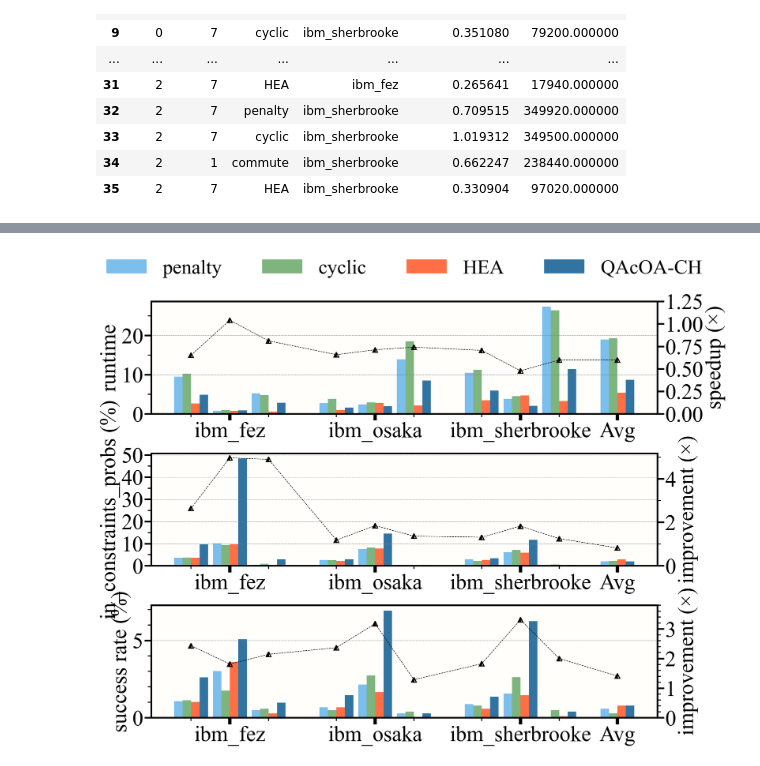
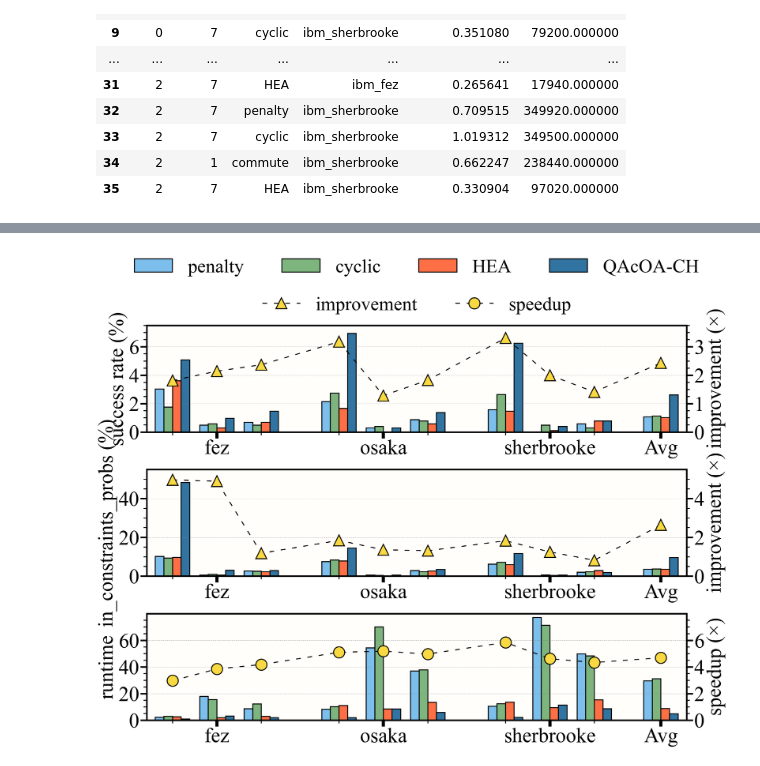
Before and after one commit to jiang7f/FLP, a Jupyter notebook: implementations/data/QPU/qpu_draw.ipynb, the cells around one changed output, grey strips where cells are left out. Cells and saved outputs as stored; diff of their text form; code cells hidden in the pictures.

Commit message:
graph 0.3

```diff
--- a/implementations/data/QPU/qpu_draw.ipynb
+++ b/implementations/data/QPU/qpu_draw.ipynb
@@ -4,7 +4,7 @@ import matplotlib.pyplot as plt
 import pandas as pd
 
 # Load the data
-data = pd.read_csv('ibm_data.csv')
+data = pd.read_csv('real_qpu_data.csv')
 data.drop(columns=['pbid'], inplace=True)
 data
 # %% [output]
@@ -48,6 +49,7 @@ latency_df
 | 35 | 2 | 7 | HEA | ibm_sherbrooke | 0.330904 | 97020.000000 |
 # %%
 qpu_data =data.merge(latency_df, on=['pkid', 'layers', 'method', 'backend'])
+qpu_data['backend'] = qpu_data['backend'].str.replace('^ibm_', '', regex=True)
 qpu_data
 # %% [output]
 |  | pkid | layers | method | backend | shots | ARG | in_constraints_probs | best_solution_probs | ... |
@@ -118,10 +120,9 @@ value_columns = [col for col in qpu_data.columns if col not in index_columns]
 # 计算每组的均值
 grouped_means = qpu_data.groupby(['layers', 'method'])[value_columns].mean().reset_index()
 grouped_means['pkid'] = 'Avg'
+grouped_means['backend'] = 'Avg'
 # 添加均值行到 DataFrame
-df_combined = pd.concat([qpu_data, grouped_means], ignore_index=True)
+qpu_data = pd.concat([qpu_data, grouped_means], ignore_index=True)
 
-qpu_data = df_combined
-for row in qpu_data[index_columns].values:
-    print(row)
+qpu_data
 # %% [output]
@@ -145,5 +146,5 @@ for row in qpu_data[index_columns].values:
 # %%
-data2draw = qpu_data.pivot(index =['backend','pkid','shots'], columns='method', values=["ARG",'in_constraints_probs','best_solution_probs','iteration_count','latency','transpile_time','runtime'])
+data2draw = qpu_data.pivot_table(index =['backend','pkid','shots'], columns='method', values=["ARG",'in_constraints_probs','best_solution_probs','iteration_count','latency','transpile_time','runtime'], sort=False)
 data2draw
 # %% [output]
 |  |  |  | ARG |  |  |  | in_constraints_probs |  |  |  | ... |
@@ -221,12 +223,14 @@ mpl.rcParams.update({
     'ytick.minor.width': 3,
     'ytick.major.size': 20,
     'ytick.major.width': 5,
-    "markers.fillstyle" :  'left',
-    "lines.markersize" : 20,
+    "lines.markersize" : 35,
     "lines.markeredgewidth" : 2,
+    "markers.fillstyle" :  'full',
+    'lines.markerfacecolor': '#f8d941',
+    'lines.markeredgecolor': 'black',
 })
 
-bar_width = 0.175
+bar_width = 0.155
 shrink = 0.2
 colors = ["#7CBEEC", "#7EB57E", "#FF6F45", "#3274A1"]
 labels = ['success rate (%)', 'in_constraints_probs (%)', 'runtime']
@@ -235,65 +239,86 @@ for i in range(0, len(indexs) - 1, 3):
     indexs[i] += shrink
     indexs[i + 2] -= shrink
 
-for i, metric in enumerate(["best_solution_probs", 'in_constraints_probs', 'runtime']):
-    axes = plt.axes([0, 0 + i * 0.5, 0.8, 0.37])
-    ylabel = labels[i]
+for i, metric in enumerate(["runtime", 'in_constraints_probs', 'best_solution_probs']):
+    axes = plt.axes([0, 0 + i * 0.5, 0.9, 0.37])
+    ylabel = labels[2 - i]
     ymetric = metric
 
-    axes.bar([index - 1.5 * bar_width for index in indexs], data1024shots[ymetric]['penalty'], width=bar_width, label="penalty", color=colors[0])
-    axes.bar([index - 0.5 * bar_width for index in indexs], data1024shots[ymetric]['cyclic'], width=bar_width, label="cyclic", color=colors[1])
-    axes.bar([index + 0.5 * bar_width for index in indexs], data1024shots[ymetric]['HEA'], width=bar_width, label="HEA", color=colors[2])
-    axes.bar([index + 1.5 * bar_width for index in indexs], data1024shots[ymetric]['commute'], width=bar_width, label="QAcOA-CH", color=colors[3])
+    axes.bar([index - 1.5 * bar_width for index in indexs], data1024shots[ymetric]['penalty'], width=bar_width, label="penalty", color=colors[0], linewidth=3, edgecolor='black')
+    axes.bar([index - 0.5 * bar_width for index in indexs], data1024shots[ymetric]['cyclic'], width=bar_width, label="cyclic", color=colors[1], linewidth=3, edgecolor='black')
+    axes.bar([index + 0.5 * bar_width for index in indexs], data1024shots[ymetric]['HEA'], width=bar_width, label="HEA", color=colors[2], linewidth=3, edgecolor='black')
+    axes.bar([index + 1.5 * bar_width for index in indexs], data1024shots[ymetric]['commute'], width=bar_width, label="QAcOA-CH", color=colors[3], linewidth=3, edgecolor='black')
     axes2 = axes.twinx()
-    improvement = data1024shots[ymetric]['commute'] / data1024shots[ymetric][['penalty', 'cyclic', 'HEA']].mean(axis=1)
-    axes2.plot(indexs, improvement, color='k', marker='^', linestyle='--', markersize=15, markeredgewidth=3, label='Improvement')
 
 
     if metric == "best_solution_probs":
-        axes.set_yticks(range(0, 8, 1), minor=True)
-        axes.set_yticks(range(0, 8, 5), minor=False)
-        axes2.set_yticks([i / 10 for i in range(0, 40, 2)], minor=True)
+        improvement = data1024shots[ymetric]['commute'] / data1024shots[ymetric][['penalty', 'cyclic', 'HEA']].mean(axis=1)
+        line_improvement, = axes2.plot(indexs, improvement, color='k', marker='^', linestyle=(0, (5, 7)), linewidth=3, markersize=35, markeredgewidth=3, label='improvement')
+        # axes2.plot(indexs, improvement, color='k', marker='^', linestyle=(0, (5, 10)), markersize=30, markeredgewidth=3, label='Improvement')
+        axes.set_ylim(0, 7.5)
+        axes.set_yticks(range(0, 8, 2), minor=False)
+        axes.set_yticks([i / 4 for i in range(0, 32, 2)], minor=True)
+        axes2.set_ylim(0, 3.75)
         axes2.set_yticks(range(0, 4, 1), minor=False)
+        axes2.set_yticks([i / 4 for i in range(0, 16, 1)], minor=True)
+        # axes2.legend(frameon=True, loc='upper right', prop={'size': 60})
         # axes2.grid(True, which='both', linestyle='--', linewidth=1)
         # exit()
         # improvement = data1024shots[ymetric][['penalty', 'cyclic', 'HEA']].apply(lambda x: data1024shots[ymetric]['commute'] / x)
         # axes2.boxplot(improvement.T, positions= layers, showfliers=False, widths=bar_width, patch_artist=True,
         #               boxprops=dict(facecolor='white', linewidth=2),
         #               medianprops=dict(color="red", linewidth=2),
         #               whiskerprops=dict(color="black", linewidth=2),
         #               capprops=dict(color="black", linewidth=2))
         axes2.set_ylabel(r"improvement ($\times$)")
     elif metric == "in_constraints_probs":
-        axes.set_yticks(range(0, 51, 5), minor=True)
-        axes.set_yticks(range(0, 51, 10), minor=False)
-        axes2.set_yticks(range(0, 6, 1), minor=True)
-        axes2.set_yticks(range(0, 6, 2), minor=False)
+        improvement = data1024shots[ymetric]['commute'] / data1024shots[ymetric][['penalty', 'cyclic', 'HEA']].mean(axis=1)
+        axes2.plot(indexs, improvement, color='k', marker='^', linestyle=(0, (5, 7)), linewidth=3, markersize=35, markeredgewidth=3, label='improvement')
+        axes.set_ylim(0, 55)
+        axes.set_yticks(range(0, 55, 20), minor=False)
+        axes.set_yticks([x / 4 for x in range(0, 55 * 4, 20)], minor=True)
+        axes2.set_ylim(0, 5.5)
+        axes2.set_yticks([x / 10 for x in range(0, 55, 20)], minor=False)
+        axes2.set_yticks([x / 40 for x in range(0, 55 * 4, 20)], minor=True)
+        # axes2.set_yticks(range(0, 7, 1), minor=True)
         axes2.set_ylabel(r"improvement ($\times$)")
+        # axes2.legend(frameon=True, loc='upper right', prop={'size': 60})
+
 
     elif metric == "runtime":
-        axes.set_yticks(range(0, 29, 5), minor=True)
-        axes.set_yticks(range(0, 29, 10), minor=False)
-        axes2.set_yticks([i / 4 for i in range(0, 6, 1)], minor=True)
-        axes2.set_yticks([i / 4 for i in range(0, 6, 1)], minor=False)
+        improvement = data1024shots[ymetric][['penalty', 'cyclic', 'HEA']].mean(axis=1) / data1024shots[ymetric]['commute']
+        line_speedup, = axes2.plot(indexs, improvement, color='k', marker='o', linestyle=(0, (5, 7)), linewidth=3, markersize=35, markeredgewidth=3, label='speedup')
+        # axes2.plot(indexs, improvement, color='k', marker='^', linestyle=(0, (5, 10)), markersize=30, markeredgewidth=3, label='Improvement')
+        axes.set_ylim(0, 80)
+        axes.set_yticks(range(0, 80, 20), minor=False)
+        axes.set_yticks(range(0, 80, 5), minor=True)
+        # axes.set_yticks(range(0, 90, 5), minor=True)
+        axes2.set_ylim(0, 8)
+        axes2.set_yticks(range(0, 8, 2), minor=False)
+        axes2.set_yticks([x / 4 for x in range(0, 8 * 4, 2)], minor=True)
+        # axes2.set_yticks(range(0, 8, 1), minor=True)
 #         improvement = data1024shots[ymetric][['penalty', 'cyclic', 'HEA']].apply(lambda x: x / data1024shots[ymetric]['commute'])
 #         # axes2.boxplot(improvement.T, positions=layers+1*bar_width, showfliers=False, widths=bar_width, patch_artist=True,
 #         #               boxprops=dict(facecolor='white', linewidth=2),
 #         #               medianprops=dict(color="red", linewidth=2),
 #         #               whiskerprops=dict(color="black", linewidth=2), capprops=dict(color="black", linewidth=2))
 #         axes2.legend(frameon=False, loc='upper right', prop={'size': 60})
+        # axes2.legend(frameon=True, loc='upper left', prop={'size': 60})
         axes2.set_ylabel(r"speedup ($\times$)")
     # axes.tick_params(axis="x", which="major", width=5, length=20)
     index = np.append(np.arange(1, len(data1024shots.index.values), 3), len(data1024shots.index.values) - 1)
-    label = list(data1024shots.index.levels[0].values) + ['Avg']
+    label = list(data1024shots.index.levels[0].values)
     axes.set_xticks(index, minor=False)
     axes.set_xticklabels(label, minor=False)
     axes.set_xticks(indexs, minor=True)
-    axes.grid(axis="y", color="gray", linestyle="--", linewidth=1)
+    axes.grid(axis="y", color="gray", linestyle="--", linewidth=1, dashes=(2, 2))
     axes.set_facecolor("#fffef877")
     axes.set_ylabel(ylabel)
+    axes.set_xlim(0 - 3 * bar_width + shrink, 9 + 3 * bar_width)
     # axes.set_yscale('log')
-axes.legend(frameon=False, bbox_to_anchor=(0.5, 1.05), loc='lower center', ncol=4, prop={'size': 60})
+axes.legend(frameon=False, bbox_to_anchor=(0.5, 1.3), loc='lower center', ncol=4, prop={'size': 60})
+fig.legend([line_improvement, line_speedup], ['improvement', 'speedup'], frameon=False, loc='lower center', ncol=4, prop={'size': 60}, bbox_to_anchor=(0.45, 1.35))
 # plt.tight_layout()
 plt.savefig("qpu.svg", bbox_inches="tight")
 # %% [output]
-[figure, old version]
+[figure, new version]
```
Also changed, not shown: parts of 9 cells of this notebook, 46 other files.
